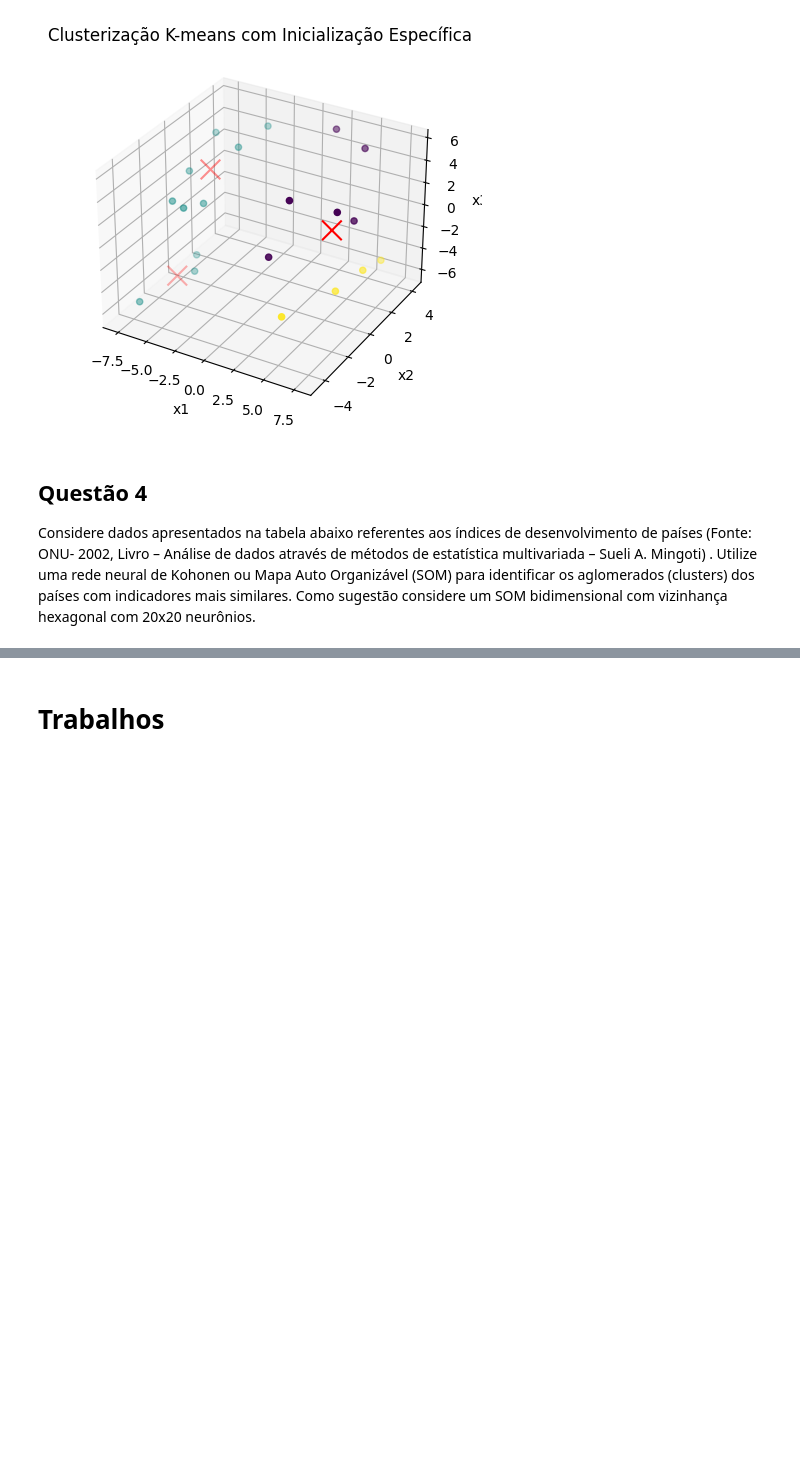
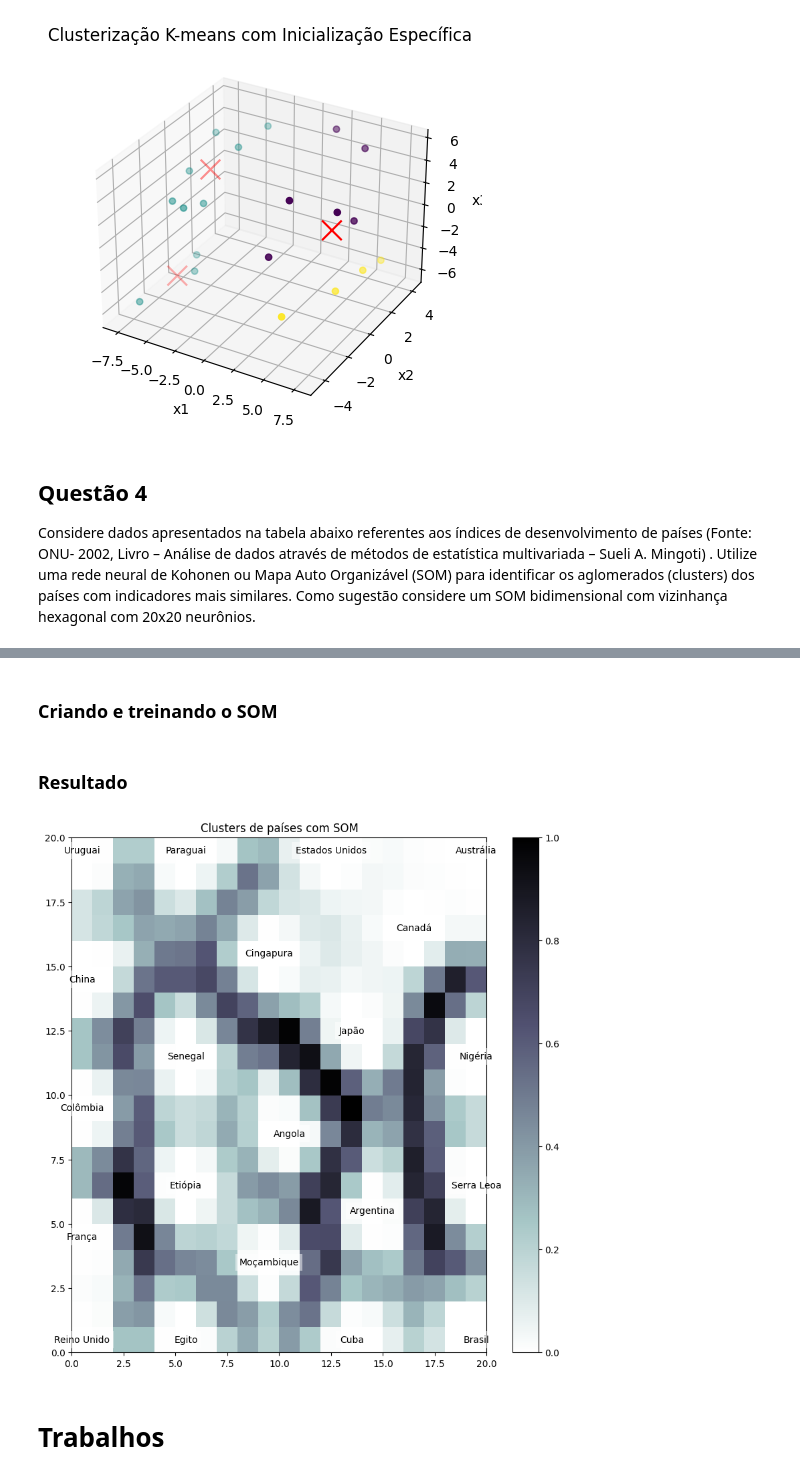
Before and after one commit to rikdantas/Aprendizagem-de-Maquinas, a Jupyter notebook: Lista_3/Lista3_ML.ipynb, the cells around one changed output, grey strips where cells are left out. Saved outputs shown, nothing was run; the diff lists cells and outputs as text; code cells hidden in the pictures; blank space fills up the shorter version.

```diff
--- a/Lista_3/Lista3_ML.ipynb
+++ b/Lista_3/Lista3_ML.ipynb
@@ -186,3 +243,32 @@ métodos de estatística multivariada – Sueli A. Mingoti) . Utilize uma rede n
+# %%
+# Normalização dos dados (Z-score)
+data = (data - np.mean(data, axis=0)) / np.std(data, axis=0)
+# %% [markdown]
+### Criando e treinando o SOM
+# %%
+# Criação do SOM
+som = MiniSom(20, 20, data.shape[1], sigma=1.5, learning_rate=0.5, neighborhood_function='gaussian', random_seed=0)
+som.random_weights_init(data)
+
+# Treinamento em duas fases
+som.train_random(data, 25000)  # Primeira fase: sigma grande
+som.sigma = 0.5
+som.train_random(data, 25000)  # Segunda fase: sigma pequeno
+# %% [markdown]
+### Resultado
+# %%
+# Gráfico dos resultados
+plt.figure(figsize=(10, 10))
+for i, x in enumerate(data):
+    w = som.winner(x)
+    plt.text(w[0] + .5, w[1] + .5, countries[i], ha='center', va='center',
+             bbox=dict(facecolor='white', alpha=0.5, lw=0))
+plt.pcolor(som.distance_map().T, cmap='bone_r')
+plt.colorbar()
+plt.title('Clusters de países com SOM')
+plt.show()
+# %% [output]
+[figure, added]
 # %% [markdown]
 # Trabalhos
 # %% [markdown]
```
Also changed, not shown: parts of 4 cells of this notebook.
